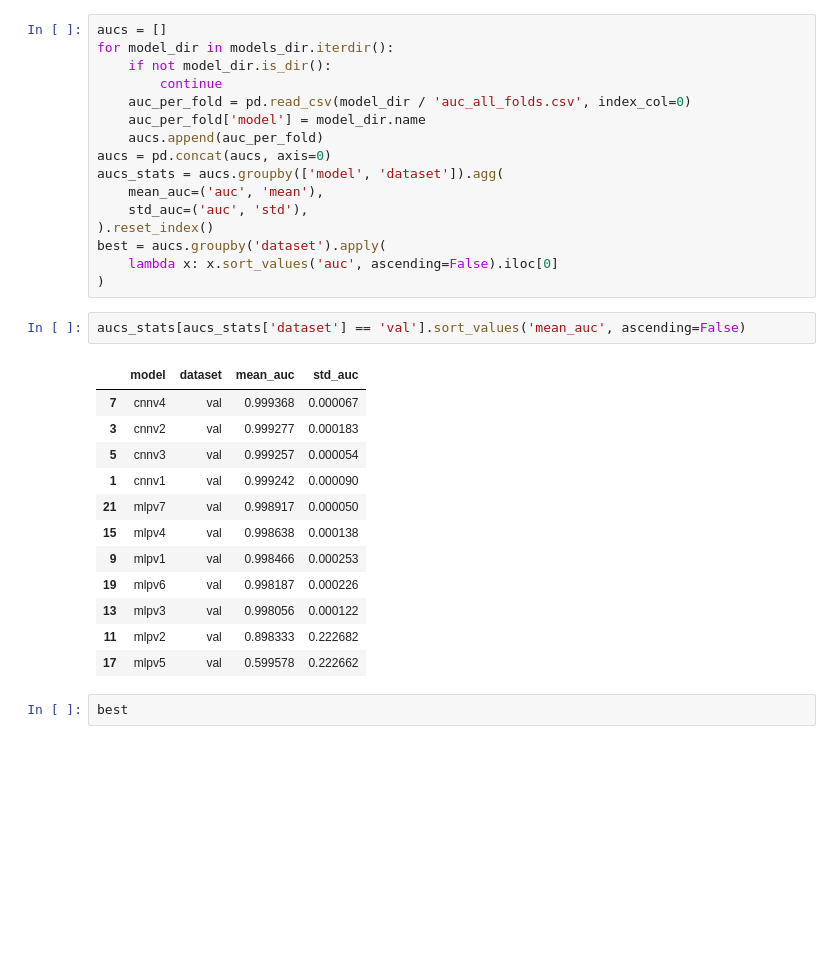
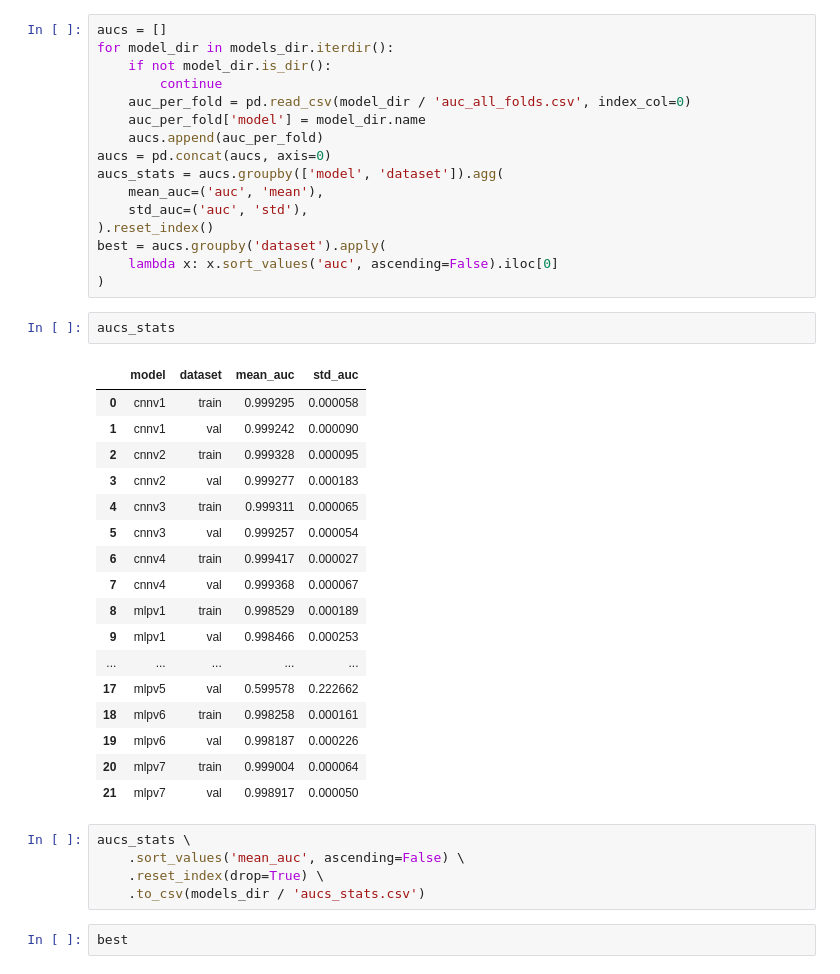
Before and after one commit to lucasbanunes/boosted-lorenzetti, a Jupyter notebook: compare_models.ipynb, the cells around one changed output. Drawn from its saved outputs; the diff is of its cells as text; blank space fills up the shorter version.

```diff
--- a/compare_models.ipynb
+++ b/compare_models.ipynb
@@ -186,21 +270,31 @@ aucs_stats = aucs.groupby(['model', 'dataset']).agg(
 best = aucs.groupby('dataset').apply(
     lambda x: x.sort_values('auc', ascending=False).iloc[0]
 )
+# %%
+aucs_stats
+# %% [output]
+|  | model | dataset | mean_auc | std_auc |
+| 0 | cnnv1 | train | 0.999295 | 0.000058 |
+| 1 | cnnv1 | val | 0.999242 | 0.000090 |
+| 2 | cnnv2 | train | 0.999328 | 0.000095 |
+| 3 | cnnv2 | val | 0.999277 | 0.000183 |
+| 4 | cnnv3 | train | 0.999311 | 0.000065 |
+| 5 | cnnv3 | val | 0.999257 | 0.000054 |
+| 6 | cnnv4 | train | 0.999417 | 0.000027 |
+| 7 | cnnv4 | val | 0.999368 | 0.000067 |
+| 8 | mlpv1 | train | 0.998529 | 0.000189 |
+| 9 | mlpv1 | val | 0.998466 | 0.000253 |
+| ... | ... | ... | ... | ... |
+| 17 | mlpv5 | val | 0.599578 | 0.222662 |
+| 18 | mlpv6 | train | 0.998258 | 0.000161 |
+| 19 | mlpv6 | val | 0.998187 | 0.000226 |
+| 20 | mlpv7 | train | 0.999004 | 0.000064 |
+| 21 | mlpv7 | val | 0.998917 | 0.000050 |
 # %%
-aucs_stats[aucs_stats['dataset'] == 'val'].sort_values('mean_auc', ascending=False)
+aucs_stats \
+    .sort_values('mean_auc', ascending=False) \
+    .reset_index(drop=True) \
+    .to_csv(models_dir / 'aucs_stats.csv')
-# %% [output]
-|  | model | dataset | mean_auc | std_auc |
-| 7 | cnnv4 | val | 0.999368 | 0.000067 |
-| 3 | cnnv2 | val | 0.999277 | 0.000183 |
-| 5 | cnnv3 | val | 0.999257 | 0.000054 |
-| 1 | cnnv1 | val | 0.999242 | 0.000090 |
-| 21 | mlpv7 | val | 0.998917 | 0.000050 |
-| 15 | mlpv4 | val | 0.998638 | 0.000138 |
-| 9 | mlpv1 | val | 0.998466 | 0.000253 |
-| 19 | mlpv6 | val | 0.998187 | 0.000226 |
-| 13 | mlpv3 | val | 0.998056 | 0.000122 |
-| 11 | mlpv2 | val | 0.898333 | 0.222682 |
-| 17 | mlpv5 | val | 0.599578 | 0.222662 |
 # %%
 best
 # %% [output]
```
Also changed, not shown: parts of 5 cells of this notebook, 2 other files.
